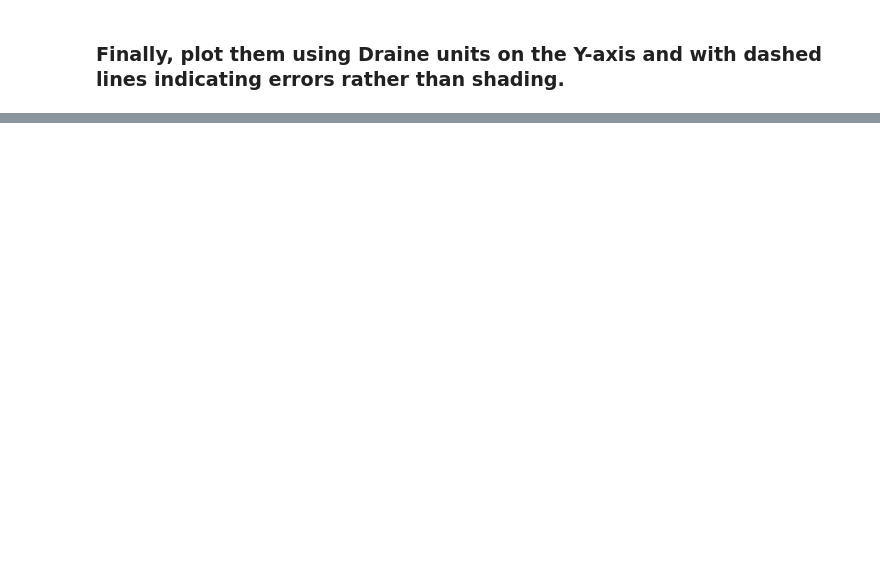
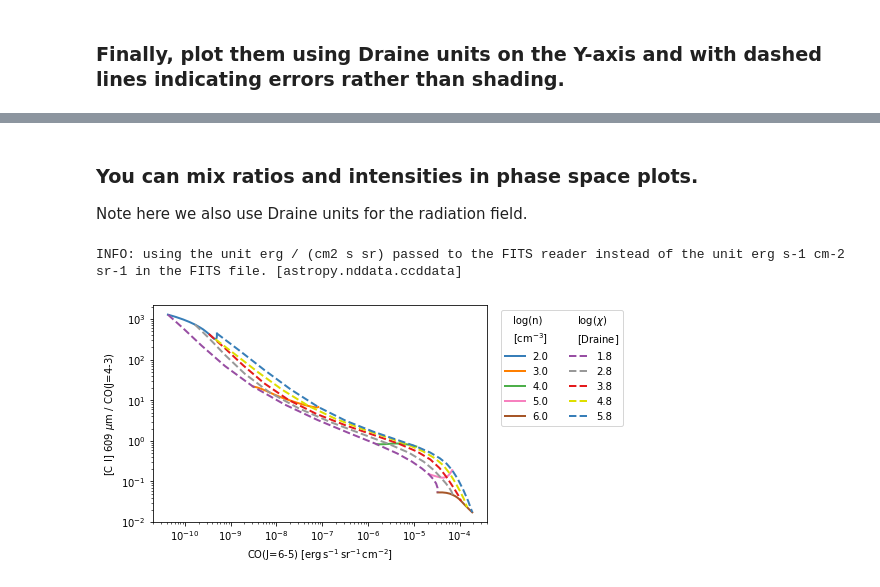
Before and after one commit to mpound/pdrtpy-nb, a Jupyter notebook: notebooks/PDRT_Example_Model_Plotting.ipynb, the cells around one changed output, grey strips where cells are left out. Saved outputs shown, nothing was run; the diff lists cells and outputs as text; code cells hidden in the pictures; blank space fills up the shorter version.

```diff
--- a/notebooks/PDRT_Example_Model_Plotting.ipynb
+++ b/notebooks/PDRT_Example_Model_Plotting.ipynb
@@ -79,0 +191,9 @@ mp.overlay(measurements=a,yaxis_unit='Draine',shading=0)
+# %% [markdown]
+### You can mix ratios and intensities in phase space plots.
+Note here we also use Draine units for the radiation field.
+# %%
+mp.phasespace(identifiers3,reciprocal=[False,False],dens_clip=[100,1E6]*u.Unit("cm-3"),rad_clip=[10,1E6]*utils.draine_unit)
+mp.savefig("CI_CO.png",bbox_inches='tight',transparent=False,facecolor='white')
+# %% [output]
+INFO: using the unit erg / (cm2 s sr) passed to the FITS reader instead of the unit erg s-1 cm-2 sr-1 in the FITS file. [astropy.nddata.ccddata]
+[figure, added]
```
Also changed, not shown: parts of 23 cells of this notebook.
